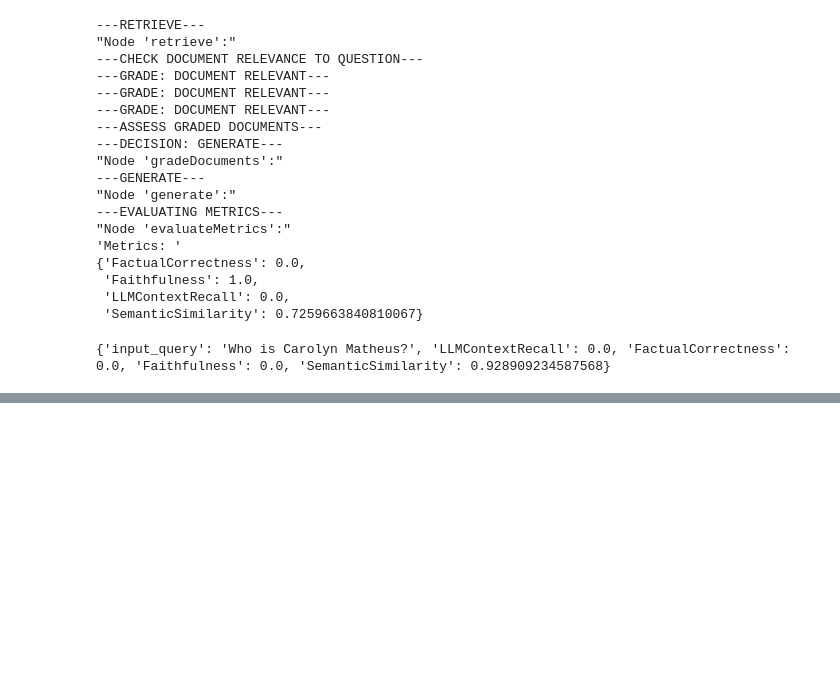
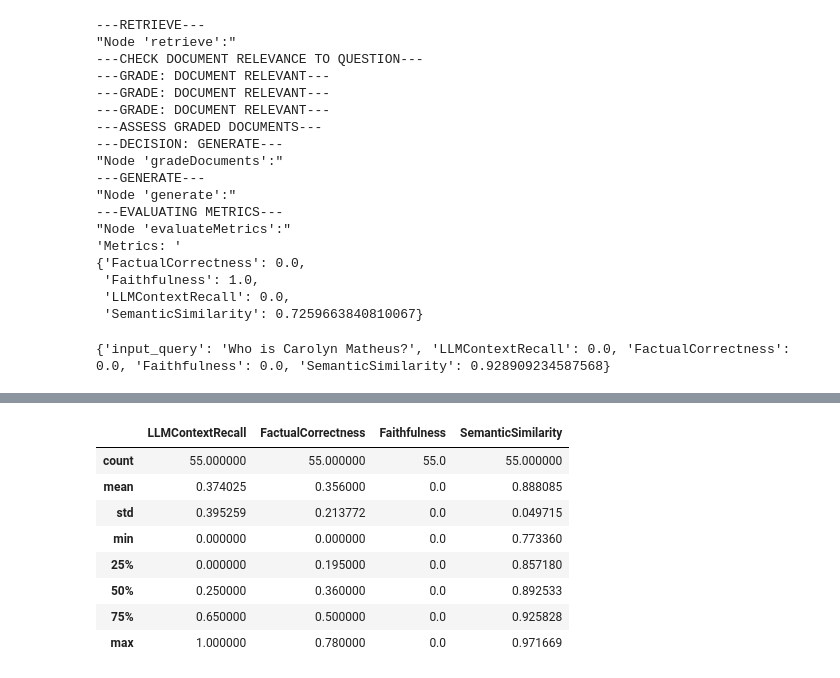
Before and after one commit to cfsarmiento/LLM_Reasoning-Research, a Jupyter notebook: Code/CRAG_Implementation-ML_Independent_Study.ipynb, the cells around one changed output, grey strips where cells are left out. Cells and saved outputs as stored; diff of their text form; code cells hidden in the pictures; blank space fills up the shorter version.

```diff
--- a/Code/CRAG_Implementation-ML_Independent_Study.ipynb
+++ b/Code/CRAG_Implementation-ML_Independent_Study.ipynb
@@ -702,0 +807,14 @@ SemanticSimilarity - Mean: 0.870782223606899, St. Dev: 0.07570155254901194
+# %%
+# Dervive generations that didn't use the internet
+trueContextsDF = final100ResultsDF[final100ResultsDF["retry"] == False]
+trueContextsDF.describe()
+# %% [output]
+|  | LLMContextRecall | FactualCorrectness | Faithfulness | SemanticSimilarity |
+| count | 55.000000 | 55.000000 | 55.0 | 55.000000 |
+| mean | 0.374025 | 0.356000 | 0.0 | 0.888085 |
+| std | 0.395259 | 0.213772 | 0.0 | 0.049715 |
+| min | 0.000000 | 0.000000 | 0.0 | 0.773360 |
+| 25% | 0.000000 | 0.195000 | 0.0 | 0.857180 |
+| 50% | 0.250000 | 0.360000 | 0.0 | 0.892533 |
+| 75% | 0.650000 | 0.500000 | 0.0 | 0.925828 |
+| max | 1.000000 | 0.780000 | 0.0 | 0.971669 |
```
Also changed, not shown: parts of 9 cells of this notebook, 1 other file.
